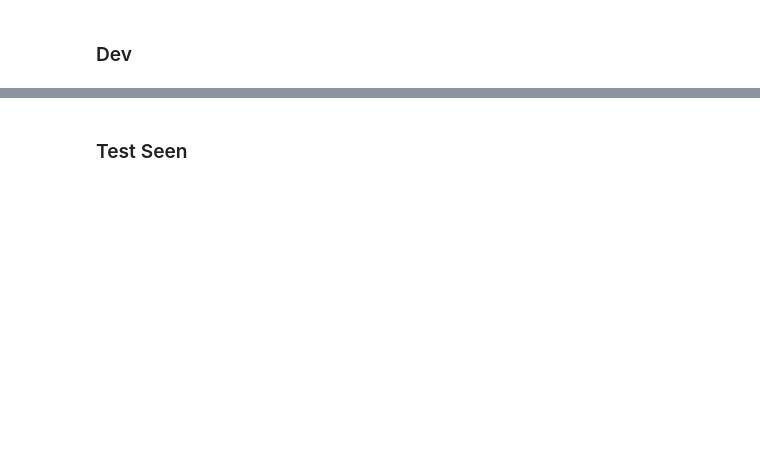
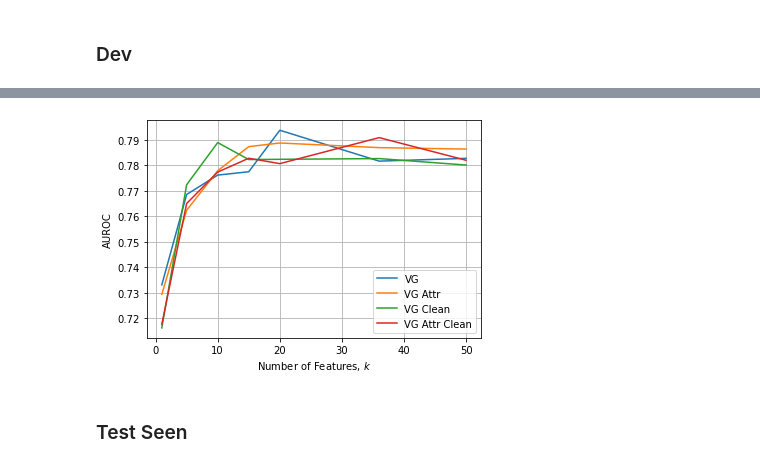
Before and after one commit to obarnard99/vilio, a Jupyter notebook: notebooks/ens.ipynb, the cells around one changed output, grey strips where cells are left out. Saved outputs shown, nothing was run; the diff lists cells and outputs as text; code cells hidden in the pictures; blank space fills up the shorter version.

```diff
--- a/notebooks/ens.ipynb
+++ b/notebooks/ens.ipynb
@@ -83,2 +141,22 @@ experiments
 # %% [markdown]
 ## Display Scores
+# %%
+seeds = ['m']
+for model in ['X', 'D', 'U', 'O']:
+    for num in [20]:
+        for flag in ['a']:
+            exps = [model + str(num) + flag + str(seed) for seed in seeds]
+            aurocs = [roc_auc_score(gt_dev.label, dev_probas[exp])*100 for exp in exps]
+            accuracies = [acc_from_roc(gt_dev.label, dev_probas[exp])[0]*100 for exp in exps]
+            print(exps[0][:-1])
+            print('Valid')
+            aurocs = [roc_auc_score(gt_dev.label, dev_probas[exp])*100 for exp in exps]
+            accuracies = [acc_from_roc(gt_dev.label, dev_probas[exp])[0]*100 for exp in exps]
+            print(aurocs)
+            print(f'AUROC: {np.mean(aurocs):.2f}')
+            print(f'Accuracy: {np.mean(accuracies):.2f}')
+            print('\nTest')
+            aurocs = [roc_auc_score(gt_test.label, test_probas[exp])*100 for exp in exps]
+            accuracies = [acc_from_roc(gt_test.label, test_probas[exp])[0]*100 for exp in exps]
+            print(f'AUROC: {np.mean(aurocs):.2f}')
+            print(f'Accuracy: {np.mean(accuracies):.2f}\n')
@@ -84,0 +181,8 @@ experiments
+# %%
+exp = 'O20am'
+print('Valid')
+print(f'AUROC: {roc_auc_score(gt_dev.label, dev_probas[exp])*100:.2f}')
+print(f'Accuracy: {acc_from_roc(gt_dev.label, dev_probas[exp])[0]*100:.2f}')
+print('\nTest')
+print(f'AUROC: {roc_auc_score(gt_test.label, test_probas[exp])*100:.2f}')
+print(f'Accuracy: {acc_from_roc(gt_test.label, test_probas[exp])[0]*100:.2f}')
@@ -91,10 +205,14 @@ for exp in dev_probas.keys():
 
 out = '| 1 | 5 | 10 | 15 | 20 | 36 | 50 | 72 |\n'
 out += '| --- | --- | --- | --- | --- | --- | --- | --- |\n'
+raw_data = []
 for model in ['U', 'O', 'D', 'X']:
+    buffer = []
     for flag in ['', 'a', 'c', 'ac']:
-        row = [f'{scores.get(f"{model}{num}{flag}")}' for num in [1, 5, 10, 15, 20, 36, 50, 72]]
-        out += f'{" | ".join(row)} |\n'
+        row = [scores.get(f'{model}{num}{flag}{seed}') for num in [1, 5, 10, 15, 20, 36, 50, 72]]
+        buffer.append(row)
+        out += f'{" | ".join(map(str, row))} |\n'
+    raw_data.append(buffer)
 md(out)
 # %% [output]
 | 1 | 5 | 10 | 15 | 20 | 36 | 50 | 72 |
@@ -118,3 +236,14 @@ md(out)
+# %%
+#plt.figure(figsize=(9,6), dpi=100)
+for row in raw_data[0]:
+    plt.plot([1, 5, 10, 15, 20, 36, 50], row[:-1])
+plt.xlabel('Number of Features, $k$')
+plt.ylabel('AUROC')
+plt.legend(['VG', 'VG Attr', 'VG Clean', 'VG Attr Clean'])
+plt.grid()
+plt.show()
+# %% [output]
+[figure, added]
 # %% [markdown]
 ### Test Seen
 # %%
```
Also changed, not shown: parts of 17 cells of this notebook, 1 other file.
